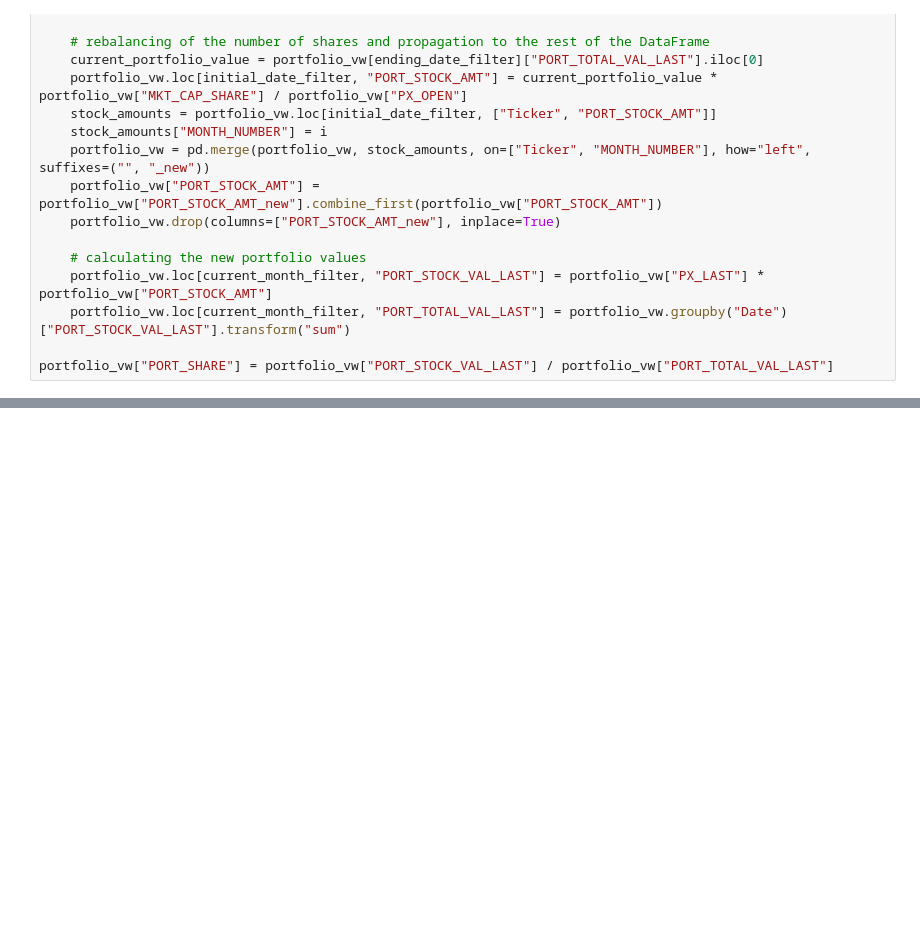
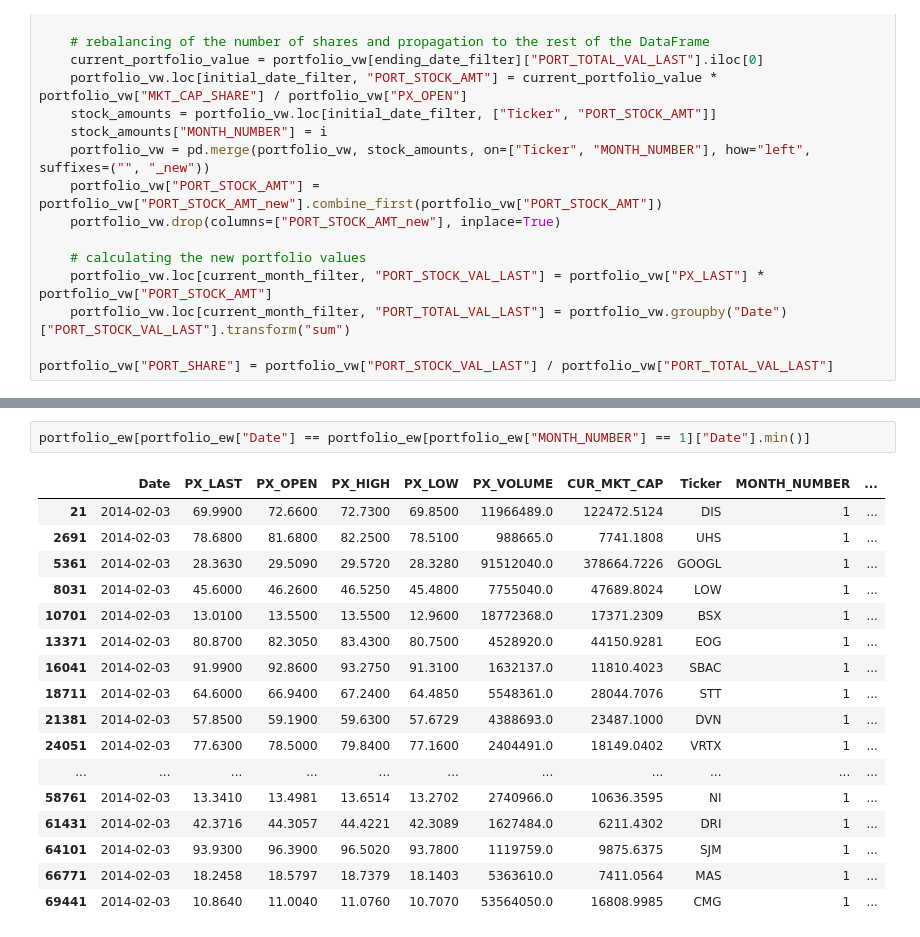
Before and after one commit to williankal/quant_fin, a Jupyter notebook: project-1/part-A.ipynb, the cells around one changed output, grey strips where cells are left out. Drawn from its saved outputs; the diff is of its cells as text; blank space fills up the shorter version.

```diff
--- a/project-1/part-A.ipynb
+++ b/project-1/part-A.ipynb
@@ -114,0 +146,20 @@ plt.show()
+# %%
+portfolio_ew[portfolio_ew["Date"] == portfolio_ew[portfolio_ew["MONTH_NUMBER"] == 1]["Date"].min()]
+# %% [output]
+|  | Date | PX_LAST | PX_OPEN | PX_HIGH | PX_LOW | PX_VOLUME | CUR_MKT_CAP | Ticker | MONTH_NUMBER | ... |
+| 21 | 2014-02-03 | 69.9900 | 72.6600 | 72.7300 | 69.8500 | 11966489.0 | 122472.5124 | DIS | 1 | ... |
+| 2691 | 2014-02-03 | 78.6800 | 81.6800 | 82.2500 | 78.5100 | 988665.0 | 7741.1808 | UHS | 1 | ... |
+| 5361 | 2014-02-03 | 28.3630 | 29.5090 | 29.5720 | 28.3280 | 91512040.0 | 378664.7226 | GOOGL | 1 | ... |
+| 8031 | 2014-02-03 | 45.6000 | 46.2600 | 46.5250 | 45.4800 | 7755040.0 | 47689.8024 | LOW | 1 | ... |
+| 10701 | 2014-02-03 | 13.0100 | 13.5500 | 13.5500 | 12.9600 | 18772368.0 | 17371.2309 | BSX | 1 | ... |
+| 13371 | 2014-02-03 | 80.8700 | 82.3050 | 83.4300 | 80.7500 | 4528920.0 | 44150.9281 | EOG | 1 | ... |
+| 16041 | 2014-02-03 | 91.9900 | 92.8600 | 93.2750 | 91.3100 | 1632137.0 | 11810.4023 | SBAC | 1 | ... |
+| 18711 | 2014-02-03 | 64.6000 | 66.9400 | 67.2400 | 64.4850 | 5548361.0 | 28044.7076 | STT | 1 | ... |
+| 21381 | 2014-02-03 | 57.8500 | 59.1900 | 59.6300 | 57.6729 | 4388693.0 | 23487.1000 | DVN | 1 | ... |
+| 24051 | 2014-02-03 | 77.6300 | 78.5000 | 79.8400 | 77.1600 | 2404491.0 | 18149.0402 | VRTX | 1 | ... |
+| ... | ... | ... | ... | ... | ... | ... | ... | ... | ... | ... |
+| 58761 | 2014-02-03 | 13.3410 | 13.4981 | 13.6514 | 13.2702 | 2740966.0 | 10636.3595 | NI | 1 | ... |
+| 61431 | 2014-02-03 | 42.3716 | 44.3057 | 44.4221 | 42.3089 | 1627484.0 | 6211.4302 | DRI | 1 | ... |
+| 64101 | 2014-02-03 | 93.9300 | 96.3900 | 96.5020 | 93.7800 | 1119759.0 | 9875.6375 | SJM | 1 | ... |
+| 66771 | 2014-02-03 | 18.2458 | 18.5797 | 18.7379 | 18.1403 | 5363610.0 | 7411.0564 | MAS | 1 | ... |
+| 69441 | 2014-02-03 | 10.8640 | 11.0040 | 11.0760 | 10.7070 | 53564050.0 | 16808.9985 | CMG | 1 | ... |
```
Also changed, not shown: parts of 4 cells of this notebook.
